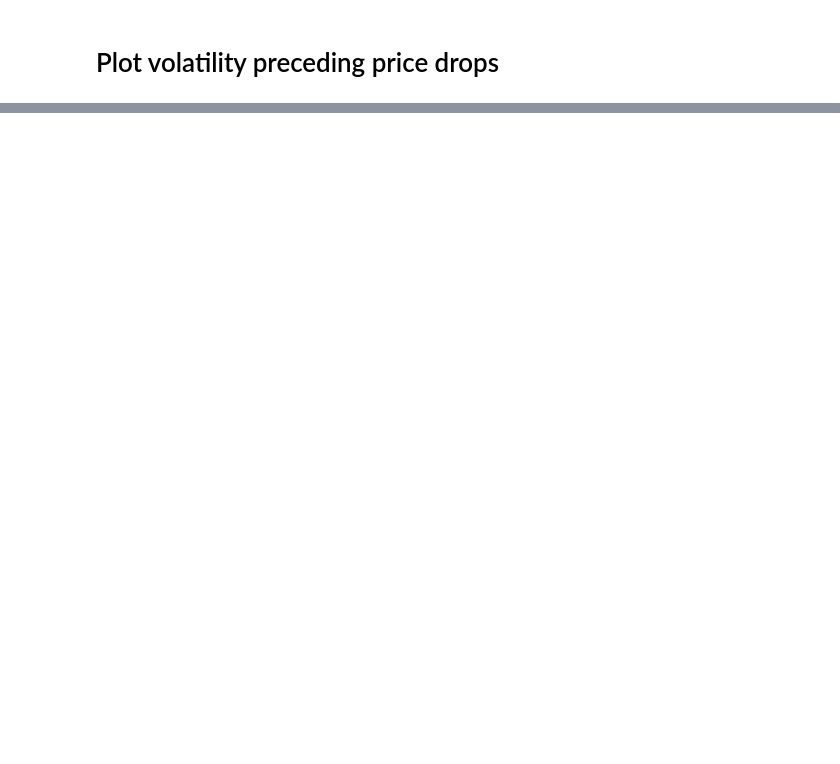
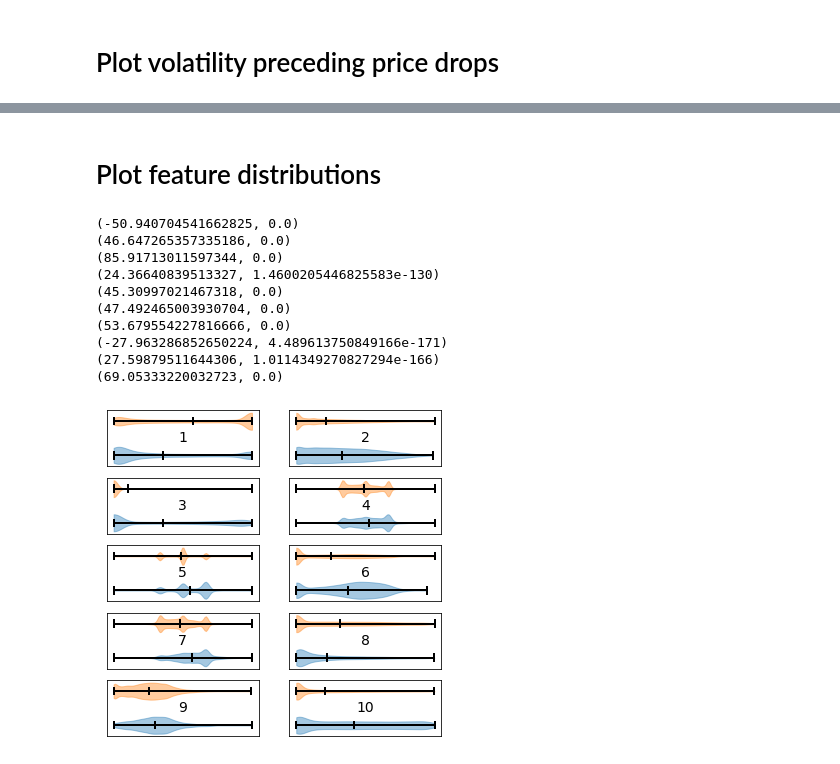
Before and after one commit to zekebarger/BookDrop, a Jupyter notebook: notebooks/1-EDA.ipynb, the cells around one changed output, grey strips where cells are left out. Saved outputs shown, nothing was run; the diff lists cells and outputs as text; code cells hidden in the pictures; blank space fills up the shorter version.

```diff
--- a/notebooks/1-EDA.ipynb
+++ b/notebooks/1-EDA.ipynb
@@ -235,0 +244,37 @@ plt.show()
+# %% [markdown]
+# Plot feature distributions
+# %%
+fig = plt.figure(figsize=(6,6))
+for i  in range(10):
+    drop = np.squeeze(feature_array[label_array==1,i])
+    no_drop = np.squeeze(feature_array[label_array==0,i])
+
+    s,p = scipy.stats.ttest_ind(drop,no_drop)
+    print((s,p))
+    ax=fig.add_subplot(5,2,i+1)
+    violins = ax.violinplot([drop,no_drop],showmeans = True,vert=False)
+    colors = ['#1f77b4','#ff7f0e']
+    for k in [0,1]:
+        violins['bodies'][k].set_facecolor(colors[k])
+        violins['bodies'][k].set_edgecolor(colors[k])
+        violins['bodies'][k].set_alpha(.4)
+    for partname in ('cbars','cmins','cmaxes','cmeans'):
+        vp = violins[partname]
+        vp.set_edgecolor('k')
+        vp.set_linewidth(2)
+    plt.yticks([])
+    plt.xticks([])
+    plt.text(0.5, 0.5, str(i+1), horizontalalignment='center',verticalalignment='center', transform=ax.transAxes,fontsize=14)
+plt.show()
+# %% [output]
+(-50.940704541662825, 0.0)
+(46.647265357335186, 0.0)
+(85.91713011597344, 0.0)
+(24.36640839513327, 1.4600205446825583e-130)
+(45.30997021467318, 0.0)
+(47.492465003930704, 0.0)
+(53.679554227816666, 0.0)
+(-27.963286852650224, 4.489613750849166e-171)
+(27.59879511644306, 1.0114349270827294e-166)
+(69.05333220032723, 0.0)
+[figure, added]
```
Also changed, not shown: parts of 15 cells of this notebook, 4 other files.
